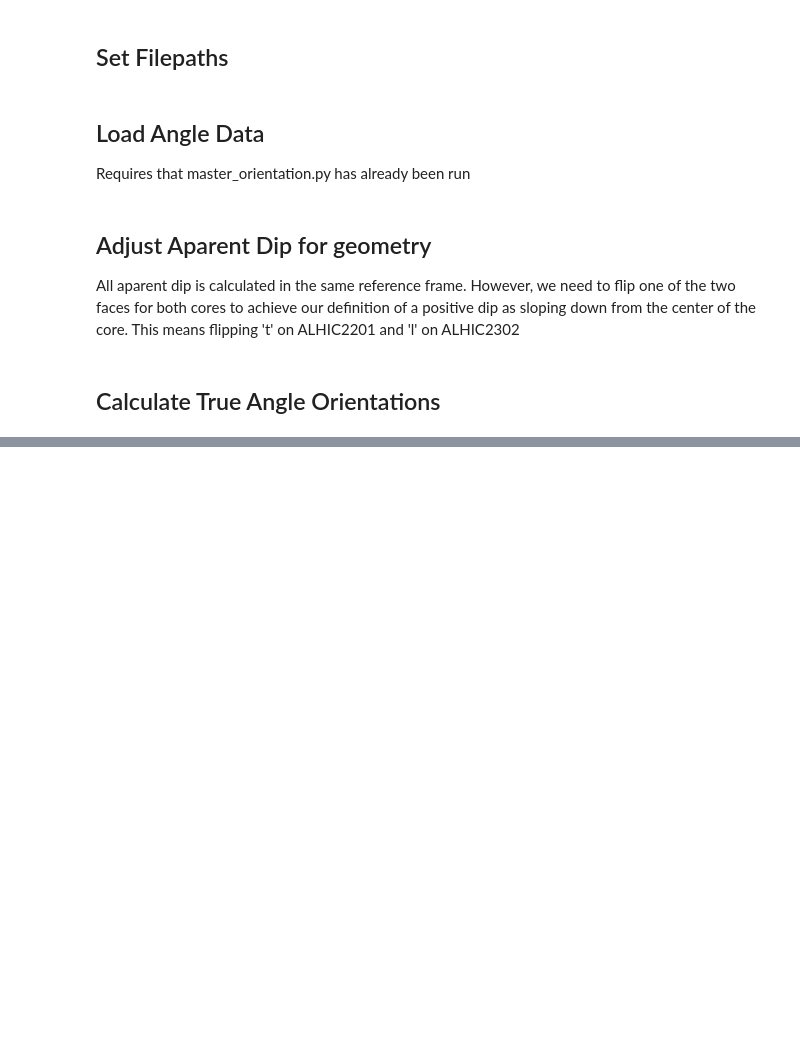
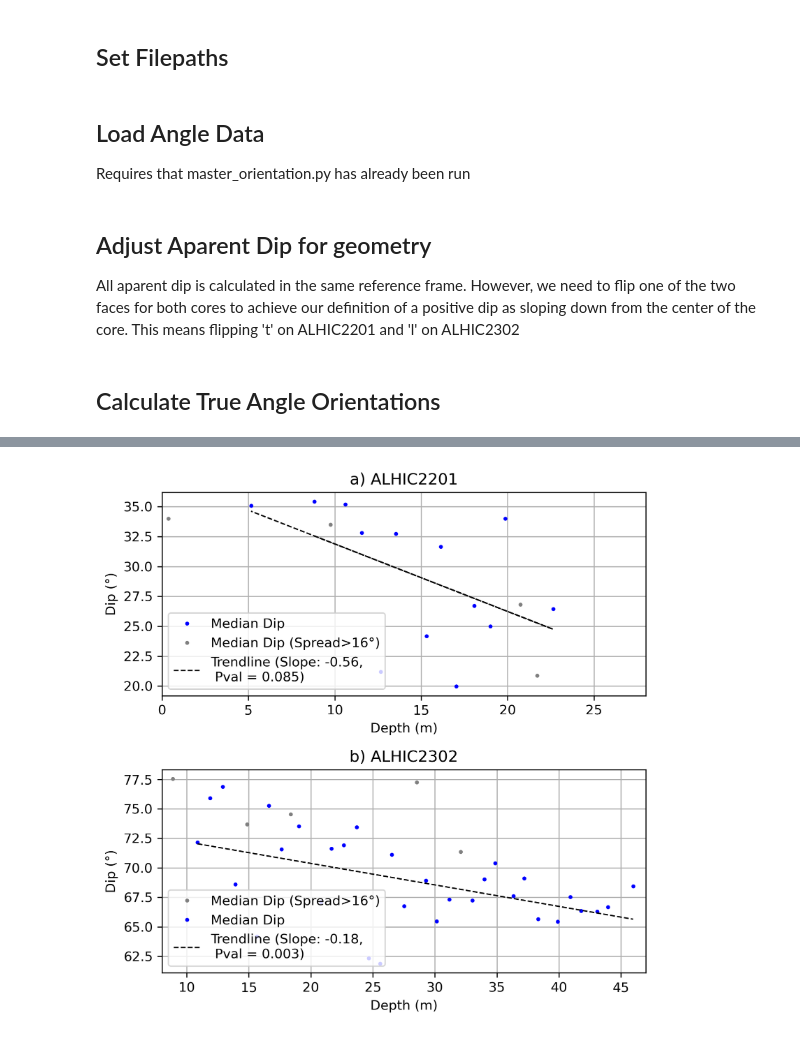
Before and after one commit to liamkirkpatrick/3d_ecm, a Jupyter notebook: scripts/layer_orientations/orientation_plots_vectormethod.ipynb, the cells around one changed output, grey strips where cells are left out. Saved outputs shown, nothing was run; the diff lists cells and outputs as text; code cells hidden in the pictures; blank space fills up the shorter version.

```diff
--- a/scripts/layer_orientations/orientation_plots_vectormethod.ipynb
+++ b/scripts/layer_orientations/orientation_plots_vectormethod.ipynb
@@ -654,0 +456,78 @@ Core logs for ALHIC2201 Identify that the orientation line at the surface points
+# %%
+def t_test_trend(df):
+    """
+    Perform a t-test on the slope of the trend of the dip angle in a core.
+    Uses only data where row['vector-flag-uncertainty'] is False.
+    Returns the slope, intercept, p-value, depth, and dip.
+    """
+    # filter the dataframe to only include rows where vector-flag-uncertainty is False
+    df_filtered = df[df['vector-flag-uncertainty'] == False]
+    if df_filtered.empty:
+        return None, None, None, None, None
+
+    # filter out rows where vector-dip-median is NaN
+    df_filtered = df_filtered[~df_filtered['vector-dip-median'].isna()]
+    if df_filtered.empty:
+        return None, None, None, None, None
+
+    # extract the depth and dip values
+    depth = df_filtered['depth'].values
+    dip = df_filtered['vector-dip-median'].values
+    if len(depth) < 2 or len(dip) < 2:
+        return None, None, None, None, None
+
+    # perform a linear regression on the depth and dip values
+    slope, intercept, r_value, p_value, std_err = stats.linregress(depth, dip)
+
+    return slope, intercept, p_value, depth, dip
+
+# calculate t-test for alhic2201 and alhic2302
+alhic2201_slope, alhic2201_intercept, alhic2201_p_value, alhic2201_depth, alhic2201_dip = t_test_trend(alhic2201)
+alhic2302_slope, alhic2302_intercept, alhic2302_p_value, alhic2302_depth, alhic2302_dip = t_test_trend(alhic2302)
+
+# make figure
+fig, ax = plt.subplots(2,1,figsize=(6,6),dpi=300)
+for a in ax:
+    a.set_xlabel('Depth (m)')
+    a.set_ylabel('Dip (°)')
+    a.set_xlim(0,90)
+    a.grid(True)
+ax[0].set_title('a) ALHIC2201')
+ax[1].set_title('b) ALHIC2302')
+ax[0].set_xlim(0,28)
+ax[1].set_xlim(8,47)
+
+# plot the data points (make them grey if uncertainty is True)
+def plot_trend(df,ax):
+    goodflag = True
+    badflag = True
+    for index,row in df.iterrows():
+
+        # pull out values for this section
+        d = row['depth']
+        dip = row['vector-dip-median']
+        flag = row['vector-flag-uncertainty']
+
+        if not flag:
+            ax.plot(d,dip,'b.',markersize=4,label='Median Dip' if goodflag else "")
+            goodflag = False
+        else:
+            ax.plot(d,dip,'.',color='grey',markersize=4,label='Median Dip (Spread>16°)' if badflag else "")
+            badflag = False
+
+    # plot the trend line
+    slope, intercept, p_value, depth, dip = t_test_trend(df)
+    if slope is not None:
+        label = f'Trendline (Slope: {slope:.2f}, \n Pval = {p_value:.3f})'
+        ax.plot(depth, slope*depth + intercept, 'k--', linewidth=1,label=label)
+        # ax.text(0.05, 0.95, f'p-value: {p_value:.3f}', transform=ax.transAxes, fontsize=8,
+        #         verticalalignment='top', bbox=dict(facecolor='white', alpha=0.5))
+
+    ax.legend(loc='lower left')
+
+plot_trend(alhic2201,ax[0])
+plot_trend(alhic2302,ax[1])
+
+# set tight layout
+plt.tight_layout()
+# %% [output]
@@ -655,3 +538,4 @@ Core logs for ALHIC2201 Identify that the orientation line at the surface points
+[figure, added]
 # %%
 # find average dip in ALHIC2201 above the first core break
 alhic2201_above_break = alhic2201[alhic2201['depth'] < alhic2201_breaks[0]]
```
Also changed, not shown: parts of 34 cells of this notebook, 9 other files.
